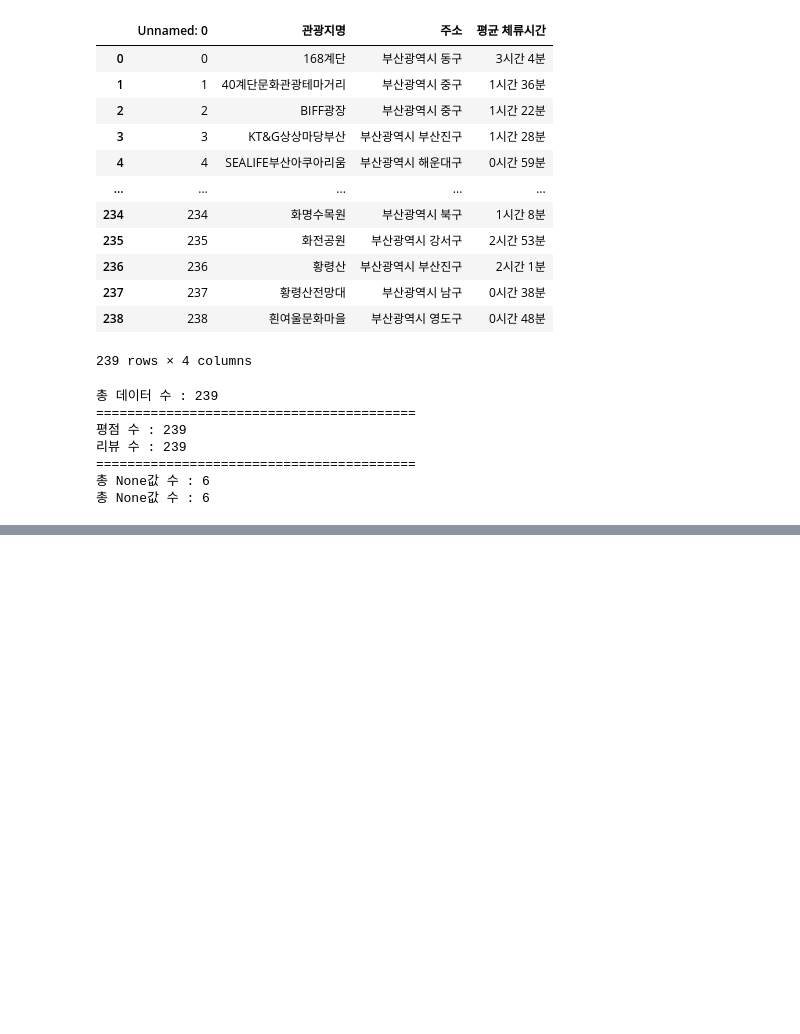
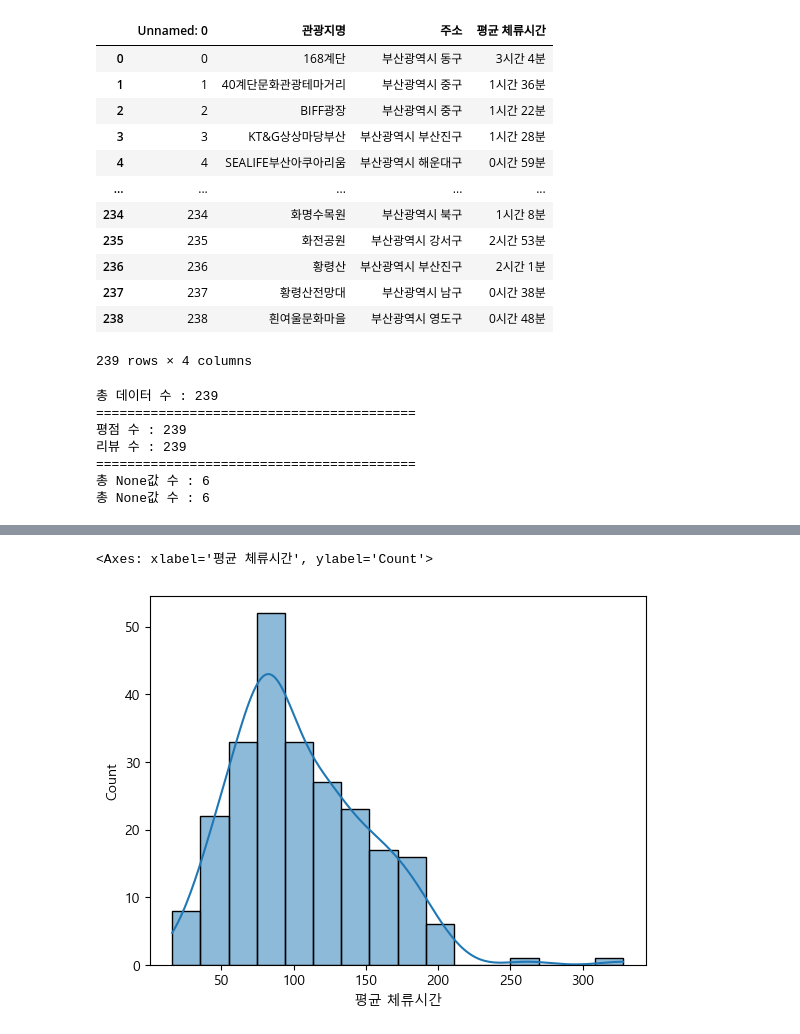
Before and after one commit to GRetriever/Data-Analysis-Project, a Jupyter notebook: Tourist Attractions/busan.ipynb, the cells around one changed output, grey strips where cells are left out. Saved outputs shown, nothing was run; the diff lists cells and outputs as text; code cells hidden in the pictures; blank space fills up the shorter version.

```diff
--- a/Tourist Attractions/busan.ipynb
+++ b/Tourist Attractions/busan.ipynb
@@ -231,0 +411,14 @@ basic_info.to_csv('./basic_info_with_reviews.csv',encoding='utf-8',index=False)
+# %%
+import pandas as pd
+from matplotlib import pyplot as plt
+import seaborn as sns
+plt.rc('font', family='Malgun Gothic')
+
+import warnings
+warnings.filterwarnings('ignore')
+# %%
+basic_info = pd.read_csv('./data_2/basic_info_with_reviews.csv')
+gender_info = pd.read_csv('./data_2/gender_info.csv')
+navi_info = pd.read_csv('./data_2/navi_info.csv')
+visit_info = pd.read_csv('./data_2/visit_info.csv')
+location_info = pd.read_csv('./data_2/location.csv')
@@ -231,0 +447,5 @@ basic_info.to_csv('./basic_info_with_reviews.csv',encoding='utf-8',index=False)
+# %%
+sns.histplot(data=basic_info['평균 체류시간'],kde=True)
+# %% [output]
+<Axes: xlabel='평균 체류시간', ylabel='Count'>
+[figure, added]
```
Also changed, not shown: parts of 52 cells of this notebook, 1 other file.
